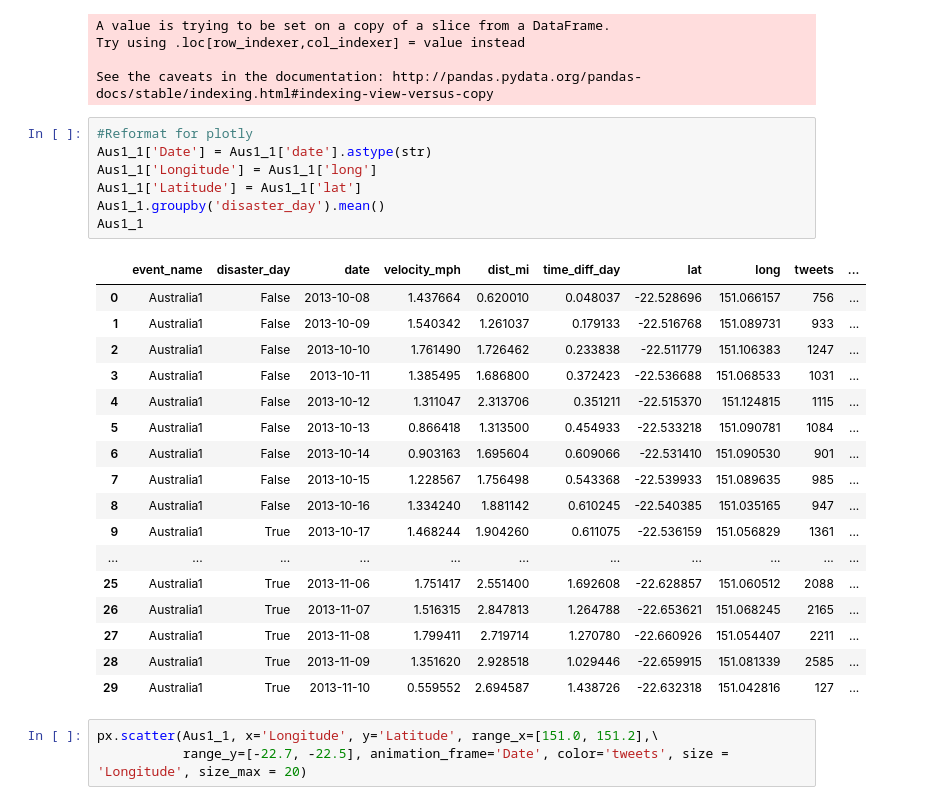
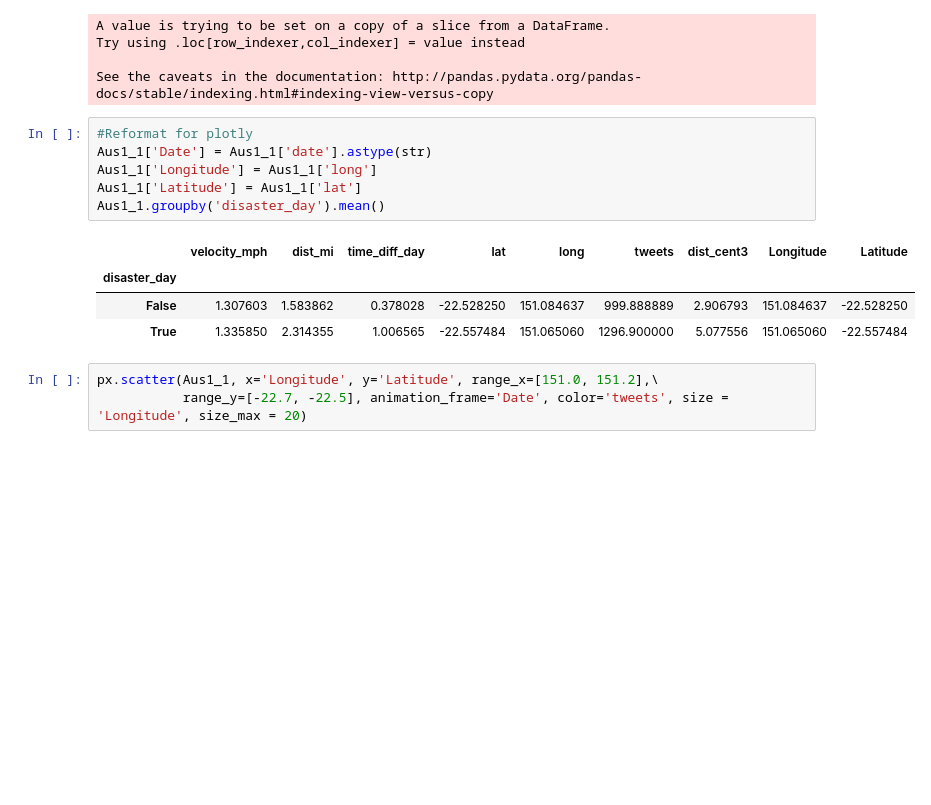
Before and after one commit to Matt-Carney/Natural_Disaster, a Jupyter notebook: Natural_Disaster.ipynb, the cells around one changed output. Drawn from its saved outputs; the diff is of its cells as text; blank space fills up the shorter version.

```diff
--- a/Natural_Disaster.ipynb
+++ b/Natural_Disaster.ipynb
@@ -226,28 +226,14 @@ See the caveats in the documentation: http://pandas.pydata.org/pandas-docs/stabl
 # %%
 #Reformat for plotly
 Aus1_1['Date'] = Aus1_1['date'].astype(str)
 Aus1_1['Longitude'] = Aus1_1['long']
 Aus1_1['Latitude'] = Aus1_1['lat']
 Aus1_1.groupby('disaster_day').mean()
-Aus1_1
 # %% [output]
-|  | event_name | disaster_day | date | velocity_mph | dist_mi | time_diff_day | lat | long | tweets | ... |
-| 0 | Australia1 | False | 2013-10-08 | 1.437664 | 0.620010 | 0.048037 | -22.528696 | 151.066157 | 756 | ... |
-| 1 | Australia1 | False | 2013-10-09 | 1.540342 | 1.261037 | 0.179133 | -22.516768 | 151.089731 | 933 | ... |
-| 2 | Australia1 | False | 2013-10-10 | 1.761490 | 1.726462 | 0.233838 | -22.511779 | 151.106383 | 1247 | ... |
-| 3 | Australia1 | False | 2013-10-11 | 1.385495 | 1.686800 | 0.372423 | -22.536688 | 151.068533 | 1031 | ... |
-| 4 | Australia1 | False | 2013-10-12 | 1.311047 | 2.313706 | 0.351211 | -22.515370 | 151.124815 | 1115 | ... |
-| 5 | Australia1 | False | 2013-10-13 | 0.866418 | 1.313500 | 0.454933 | -22.533218 | 151.090781 | 1084 | ... |
-| 6 | Australia1 | False | 2013-10-14 | 0.903163 | 1.695604 | 0.609066 | -22.531410 | 151.090530 | 901 | ... |
-| 7 | Australia1 | False | 2013-10-15 | 1.228567 | 1.756498 | 0.543368 | -22.539933 | 151.089635 | 985 | ... |
-| 8 | Australia1 | False | 2013-10-16 | 1.334240 | 1.881142 | 0.610245 | -22.540385 | 151.035165 | 947 | ... |
-| 9 | Australia1 | True | 2013-10-17 | 1.468244 | 1.904260 | 0.611075 | -22.536159 | 151.056829 | 1361 | ... |
-| ... | ... | ... | ... | ... | ... | ... | ... | ... | ... | ... |
-| 25 | Australia1 | True | 2013-11-06 | 1.751417 | 2.551400 | 1.692608 | -22.628857 | 151.060512 | 2088 | ... |
-| 26 | Australia1 | True | 2013-11-07 | 1.516315 | 2.847813 | 1.264788 | -22.653621 | 151.068245 | 2165 | ... |
-| 27 | Australia1 | True | 2013-11-08 | 1.799411 | 2.719714 | 1.270780 | -22.660926 | 151.054407 | 2211 | ... |
-| 28 | Australia1 | True | 2013-11-09 | 1.351620 | 2.928518 | 1.029446 | -22.659915 | 151.081339 | 2585 | ... |
-| 29 | Australia1 | True | 2013-11-10 | 0.559552 | 2.694587 | 1.438726 | -22.632318 | 151.042816 | 127 | ... |
+|  | velocity_mph | dist_mi | time_diff_day | lat | long | tweets | dist_cent3 | Longitude | Latitude |
+| disaster_day |  |  |  |  |  |  |  |  |  |
+| False | 1.307603 | 1.583862 | 0.378028 | -22.528250 | 151.084637 | 999.888889 | 2.906793 | 151.084637 | -22.528250 |
+| True | 1.335850 | 2.314355 | 1.006565 | -22.557484 | 151.065060 | 1296.900000 | 5.077556 | 151.065060 | -22.557484 |
 # %%
 px.scatter(Aus1_1, x='Longitude', y='Latitude', range_x=[151.0, 151.2],\
            range_y=[-22.7, -22.5], animation_frame='Date', color='tweets', size = 'Longitude', size_max = 20)
```
Also changed, not shown: parts of 27 cells of this notebook.
